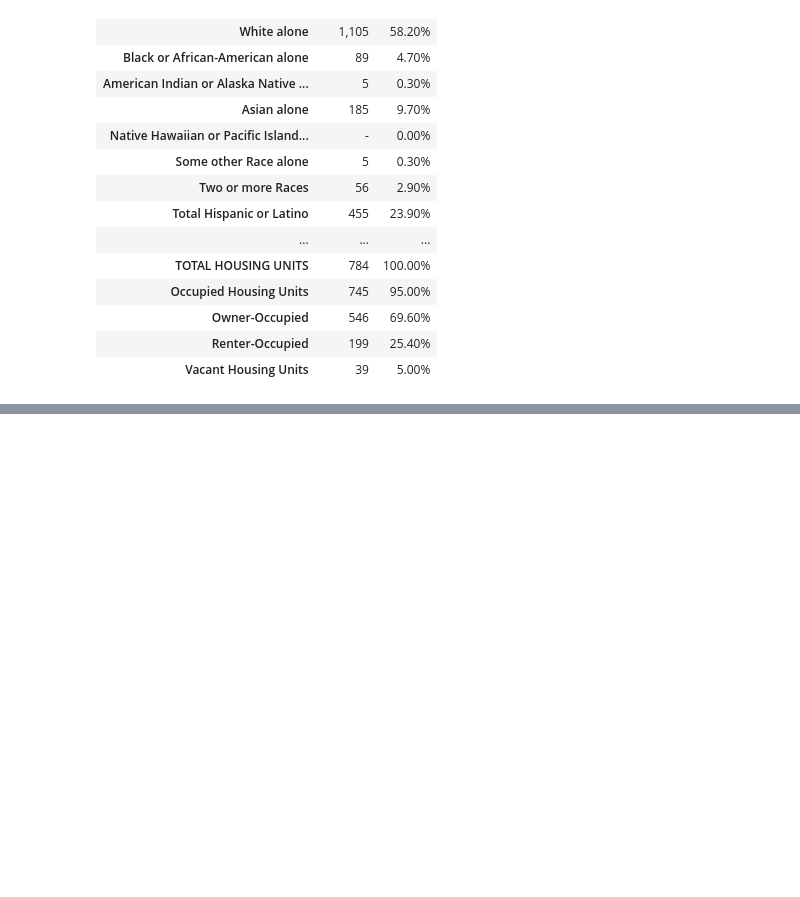
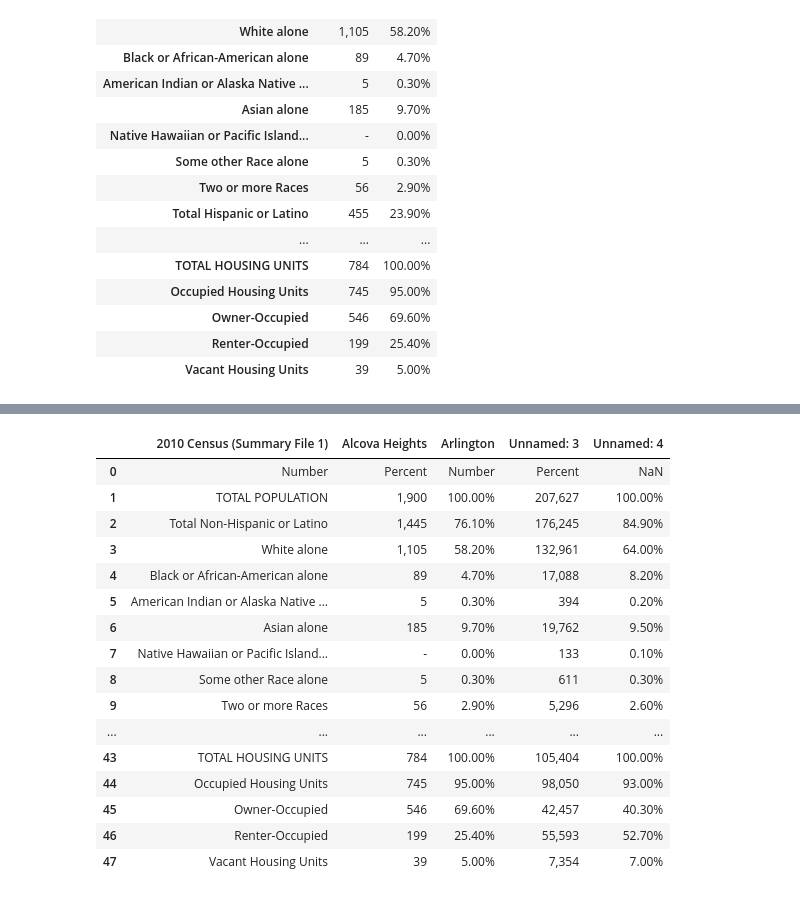
Before and after one commit to francis-eudy/Coursera_Capstone, a Jupyter notebook: explore-demographics-df.ipynb, the cells around one changed output, grey strips where cells are left out. Drawn from its saved outputs; the diff is of its cells as text; code cells hidden in the pictures; blank space fills up the shorter version.

```diff
--- a/explore-demographics-df.ipynb
+++ b/explore-demographics-df.ipynb
@@ -95,0 +158,22 @@ df.T
+# %%
+file_path = "data/demographics/csv/Alcova-Heights.csv"
+df = pd.read_csv(file_path, skiprows=1)
+df
+# %% [output]
+|  | 2010 Census (Summary File 1) | Alcova Heights | Arlington | Unnamed: 3 | Unnamed: 4 |
+| 0 | Number | Percent | Number | Percent | NaN |
+| 1 | TOTAL POPULATION | 1,900 | 100.00% | 207,627 | 100.00% |
+| 2 | Total Non-Hispanic or Latino | 1,445 | 76.10% | 176,245 | 84.90% |
+| 3 | White alone | 1,105 | 58.20% | 132,961 | 64.00% |
+| 4 | Black or African-American alone | 89 | 4.70% | 17,088 | 8.20% |
+| 5 | American Indian or Alaska Native ... | 5 | 0.30% | 394 | 0.20% |
+| 6 | Asian alone | 185 | 9.70% | 19,762 | 9.50% |
+| 7 | Native Hawaiian or Pacific Island... | - | 0.00% | 133 | 0.10% |
+| 8 | Some other Race alone | 5 | 0.30% | 611 | 0.30% |
+| 9 | Two or more Races | 56 | 2.90% | 5,296 | 2.60% |
+| ... | ... | ... | ... | ... | ... |
+| 43 | TOTAL HOUSING UNITS | 784 | 100.00% | 105,404 | 100.00% |
+| 44 | Occupied Housing Units | 745 | 95.00% | 98,050 | 93.00% |
+| 45 | Owner-Occupied | 546 | 69.60% | 42,457 | 40.30% |
+| 46 | Renter-Occupied | 199 | 25.40% | 55,593 | 52.70% |
+| 47 | Vacant Housing Units | 39 | 5.00% | 7,354 | 7.00% |
```
Also changed, not shown: parts of 4 cells of this notebook.
